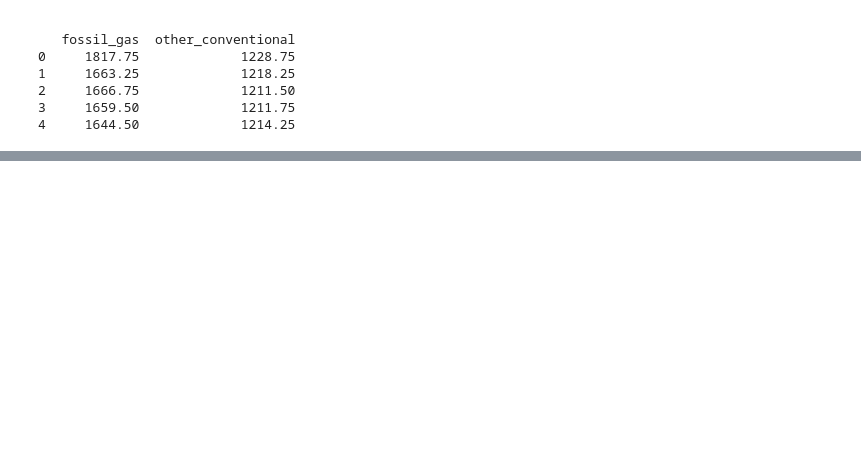
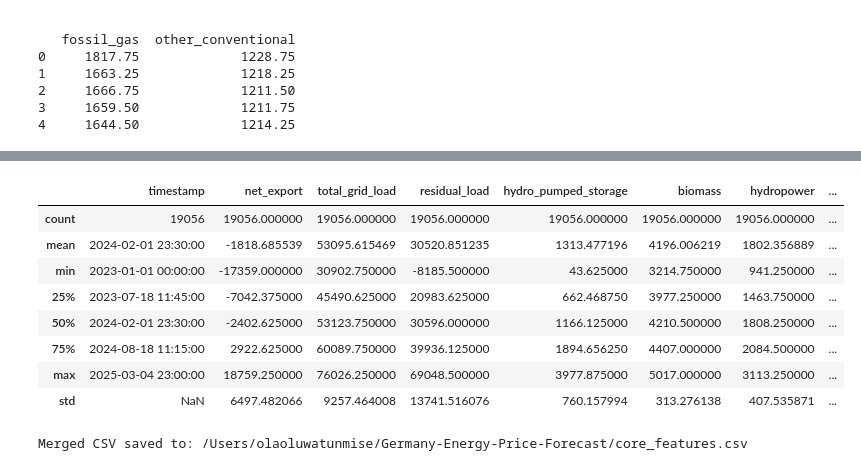
Before and after one commit to apostleoffinance/Energy-Price-Forecast, a Jupyter notebook: Notebooks/merged_quarterhour.ipynb, the cells around one changed output, grey strips where cells are left out. Saved outputs shown, nothing was run; the diff lists cells and outputs as text; code cells hidden in the pictures; blank space fills up the shorter version.

```diff
--- a/Notebooks/merged_data.ipynb
+++ b/Notebooks/merged_quarterhour.ipynb
@@ -246,0 +230,28 @@ for col in merged_df.columns:
+# %%
+# Drop "nuclear" column
+df_filtered.drop(columns=['nuclear'], inplace=True)
+
+#Replace 0s with NaN (for interpolation)
+cols_with_zeros = ['net_export',
+ 'total_grid_load',
+ 'residual_load',
+ 'hydro_pumped_storage',
+ 'biomass',
+ 'hydropower',
+ 'wind_offshore',
+ 'wind_onshore',
+ 'photovoltaics',
+ 'other_renewable',
+ 'lignite',
+ 'hard_coal',
+ 'fossil_gas',
+ 'other_conventional']
+
+
+df_filtered[cols_with_zeros] = df_filtered[cols_with_zeros].replace(0, np.nan)
+
+# Interpolate missing values (linear by default)
+df_filtered.interpolate(method='linear', inplace=True)
+
+# Check if there are still missing values
+print(df_filtered.isna().sum())
@@ -246,0 +291,23 @@ for col in merged_df.columns:
+# %%
+#df_filtered.dtypes
+df_filtered.isna().sum().to_list()
+
+df_filtered.describe()
+# %% [output]
+|  | timestamp | net_export | total_grid_load | residual_load | hydro_pumped_storage | biomass | hydropower | ... |
+| count | 19056 | 19056.000000 | 19056.000000 | 19056.000000 | 19056.000000 | 19056.000000 | 19056.000000 | ... |
+| mean | 2024-02-01 23:30:00 | -1818.685539 | 53095.615469 | 30520.851235 | 1313.477196 | 4196.006219 | 1802.356889 | ... |
+| min | 2023-01-01 00:00:00 | -17359.000000 | 30902.750000 | -8185.500000 | 43.625000 | 3214.750000 | 941.250000 | ... |
+| 25% | 2023-07-18 11:45:00 | -7042.375000 | 45490.625000 | 20983.625000 | 662.468750 | 3977.250000 | 1463.750000 | ... |
+| 50% | 2024-02-01 23:30:00 | -2402.625000 | 53123.750000 | 30596.000000 | 1166.125000 | 4210.500000 | 1808.250000 | ... |
+| 75% | 2024-08-18 11:15:00 | 2922.625000 | 60089.750000 | 39936.125000 | 1894.656250 | 4407.000000 | 2084.500000 | ... |
+| max | 2025-03-04 23:00:00 | 18759.250000 | 76026.250000 | 69048.500000 | 3977.875000 | 5017.000000 | 3113.250000 | ... |
+| std | NaN | 6497.482066 | 9257.464008 | 13741.516076 | 760.157994 | 313.276138 | 407.535871 | ... |
+# %%
+# Save to a new CSV file
+output_path = "/Users/olaoluwatunmise/Germany-Energy-Price-Forecast/core_features.csv"
+df_filtered.to_csv(output_path, index=False)
+
+print(f"Merged CSV saved to: {output_path}")
+# %% [output]
+Merged CSV saved to: /Users/olaoluwatunmise/Germany-Energy-Price-Forecast/core_features.csv
```
Also changed, not shown: parts of 5 cells of this notebook, 5 other files.
